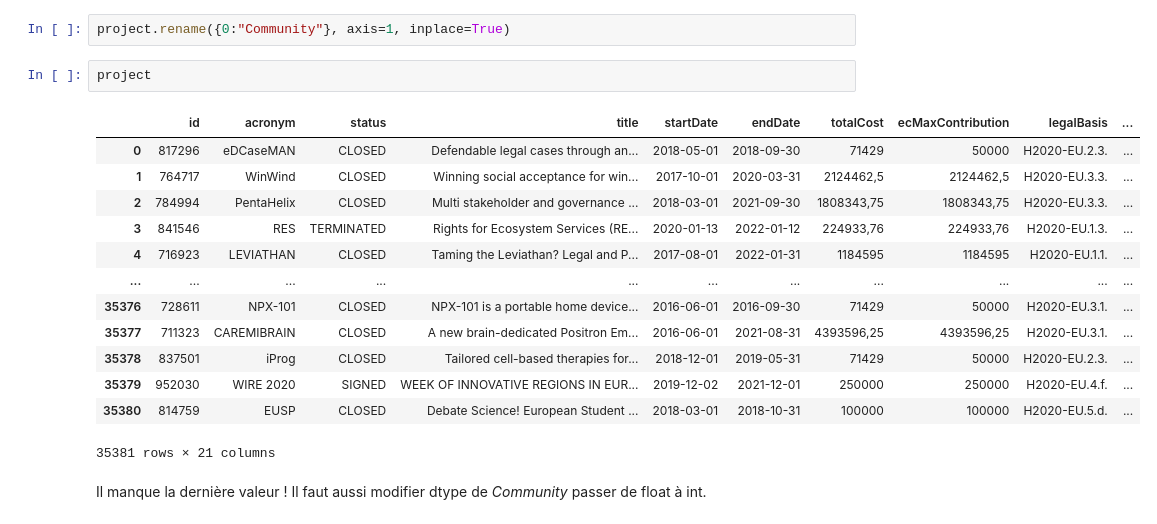
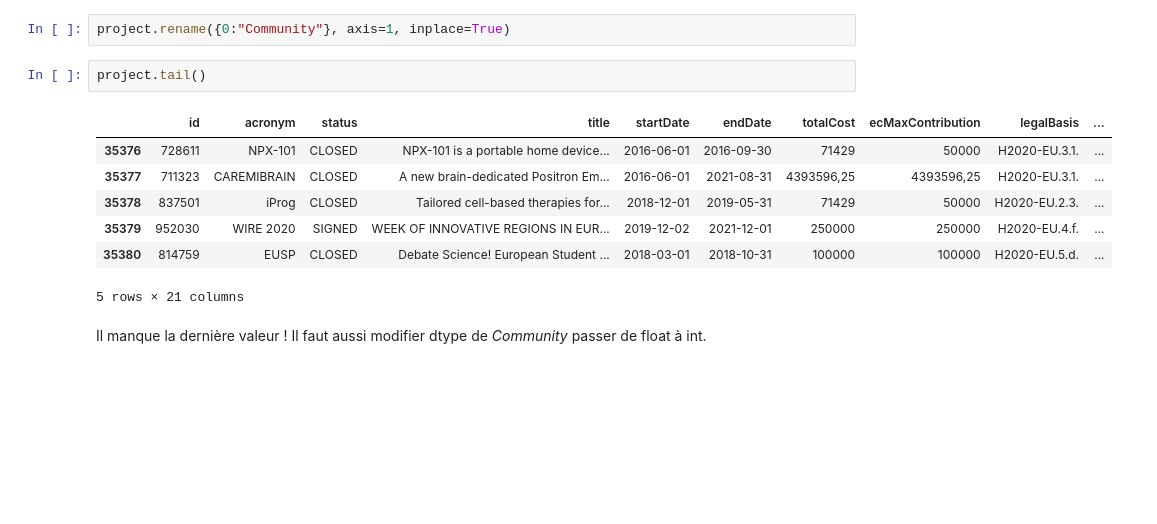
Before and after one commit to Cyrlyo/Cordis, a Jupyter notebook: Notebook/Graph_revived.ipynb, the cells around one changed output. Drawn from its saved outputs; the diff is of its cells as text; blank space fills up the shorter version.

```diff
--- a/Notebook/Graph_revived.ipynb
+++ b/Notebook/Graph_revived.ipynb
@@ -292,21 +292,15 @@ project = project.join(partition_sorted, on="id")
 # %%
 project.rename({0:"Community"}, axis=1, inplace=True)
 # %%
-project
+project.tail()
 # %% [output]
 |  | id | acronym | status | title | startDate | endDate | totalCost | ecMaxContribution | legalBasis | ... |
-| 0 | 817296 | eDCaseMAN | CLOSED | Defendable legal cases through an... | 2018-05-01 | 2018-09-30 | 71429 | 50000 | H2020-EU.2.3. | ... |
-| 1 | 764717 | WinWind | CLOSED | Winning social acceptance for win... | 2017-10-01 | 2020-03-31 | 2124462,5 | 2124462,5 | H2020-EU.3.3. | ... |
-| 2 | 784994 | PentaHelix | CLOSED | Multi stakeholder and governance ... | 2018-03-01 | 2021-09-30 | 1808343,75 | 1808343,75 | H2020-EU.3.3. | ... |
-| 3 | 841546 | RES | TERMINATED | Rights for Ecosystem Services (RE... | 2020-01-13 | 2022-01-12 | 224933,76 | 224933,76 | H2020-EU.1.3. | ... |
-| 4 | 716923 | LEVIATHAN | CLOSED | Taming the Leviathan? Legal and P... | 2017-08-01 | 2022-01-31 | 1184595 | 1184595 | H2020-EU.1.1. | ... |
-| ... | ... | ... | ... | ... | ... | ... | ... | ... | ... | ... |
 | 35376 | 728611 | NPX-101 | CLOSED | NPX-101 is a portable home device... | 2016-06-01 | 2016-09-30 | 71429 | 50000 | H2020-EU.3.1. | ... |
 | 35377 | 711323 | CAREMIBRAIN | CLOSED | A new brain-dedicated Positron Em... | 2016-06-01 | 2021-08-31 | 4393596,25 | 4393596,25 | H2020-EU.3.1. | ... |
 | 35378 | 837501 | iProg | CLOSED | Tailored cell-based therapies for... | 2018-12-01 | 2019-05-31 | 71429 | 50000 | H2020-EU.2.3. | ... |
 | 35379 | 952030 | WIRE 2020 | SIGNED | WEEK OF INNOVATIVE REGIONS IN EUR... | 2019-12-02 | 2021-12-01 | 250000 | 250000 | H2020-EU.4.f. | ... |
 | 35380 | 814759 | EUSP | CLOSED | Debate Science! European Student ... | 2018-03-01 | 2018-10-31 | 100000 | 100000 | H2020-EU.5.d. | ... |
-35381 rows × 21 columns
+5 rows × 21 columns
 # %% [markdown]
 Il manque la dernière valeur ! Il faut aussi modifier dtype de *Community* passer de float à int.
 # %%
```
Also changed, not shown: parts of 3 cells of this notebook.
